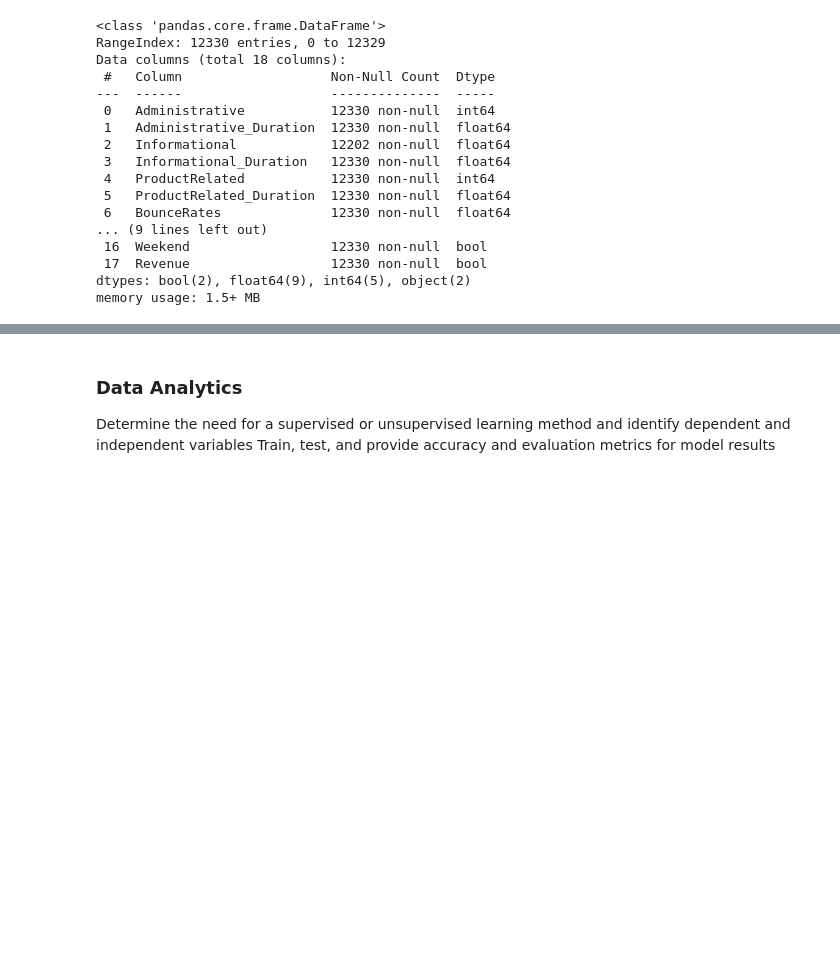
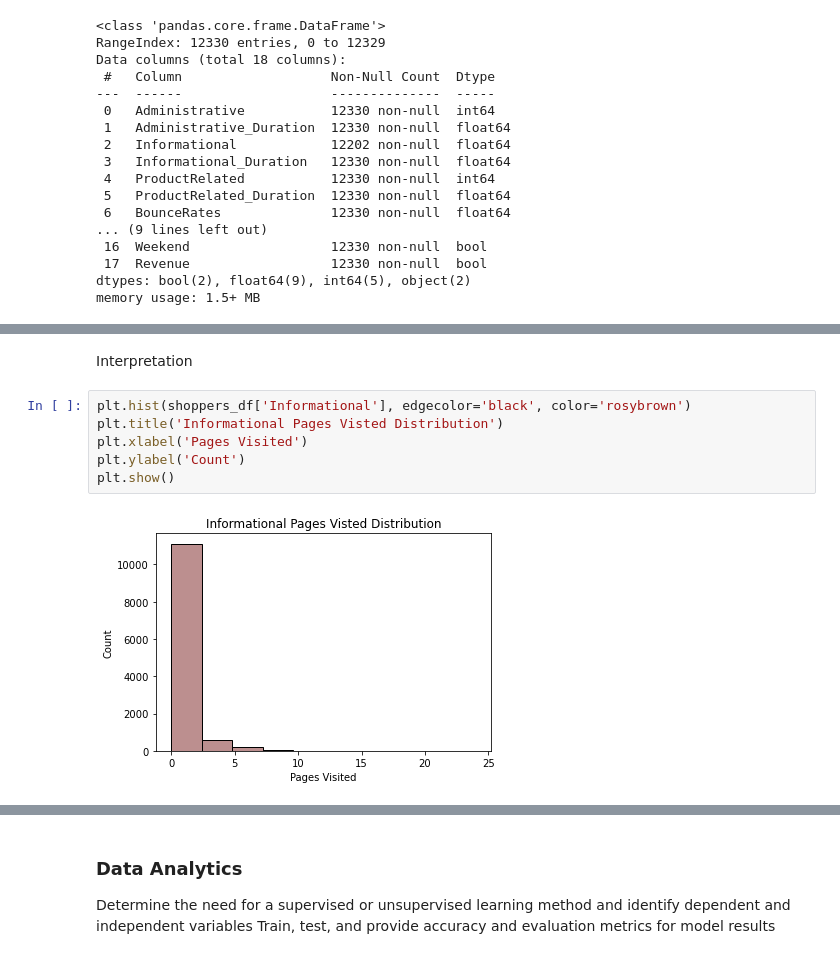
Before and after one commit to ChrisGarciaDS/ECommerce-Analysis, a Jupyter notebook: Ecom-data.ipynb, the cells around one changed output, grey strips where cells are left out. Cells and saved outputs as stored; diff of their text form; blank space fills up the shorter version.

```diff
--- a/Ecom-data.ipynb
+++ b/Ecom-data.ipynb
@@ -91,0 +214,10 @@ NameError: name 'sdjdhd' is not defined
+# %% [markdown]
+Interpretation
+# %%
+plt.hist(shoppers_df['Informational'], edgecolor='black', color='rosybrown')
+plt.title('Informational Pages Visted Distribution')
+plt.xlabel('Pages Visited')
+plt.ylabel('Count')
+plt.show()
+# %% [output]
+[figure, added]
```
Also changed, not shown: parts of 24 cells of this notebook, 1 other file.
